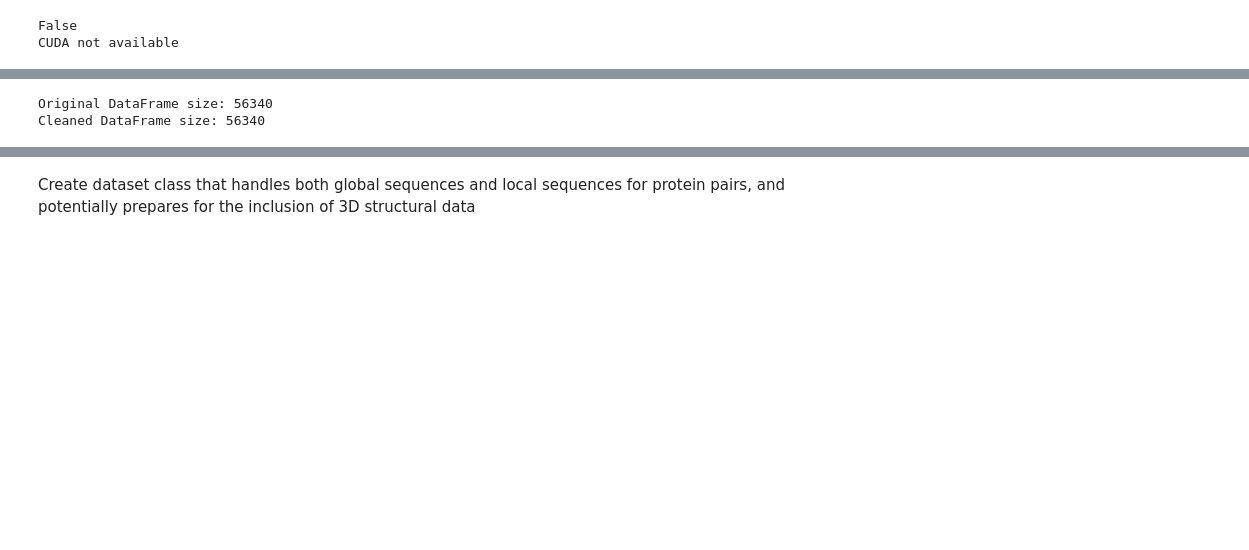
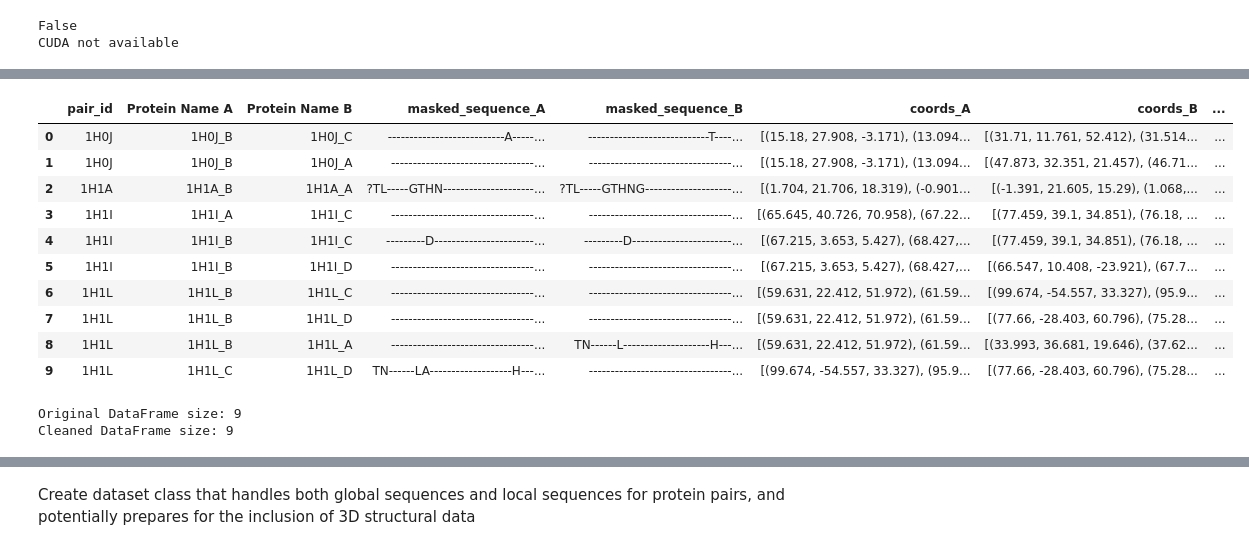
Before and after one commit to kattens/Protein-Interaction-with-LLMs, a Jupyter notebook: REAL_Second_part_model_after_the_protbert_finetune.ipynb, the cells around one changed output, grey strips where cells are left out. Drawn from its saved outputs; the diff is of its cells as text; code cells hidden in the pictures; blank space fills up the shorter version.

```diff
--- a/REAL_Second_part_model_after_the_protbert_finetune.ipynb
+++ b/REAL_Second_part_model_after_the_protbert_finetune.ipynb
@@ -37,6 +37,25 @@ MessageError: Error: credential propagation was unsuccessful
 #this is the path for the file
 csv_file = '/content/drive/MyDrive/pairs.csv'
 pairs_df = pd.read_csv(csv_file)
+# %%
+import pandas as pd
+
+# Read only the first 10 rows of the CSV file
+pairs_df = pd.read_csv(csv_file, nrows=10)
+# %%
+pairs_df
+# %% [output]
+|  | pair_id | Protein Name A | Protein Name B | masked_sequence_A | masked_sequence_B | coords_A | coords_B | ... |
+| 0 | 1H0J | 1H0J_B | 1H0J_C | ---------------------------A-----... | ----------------------------T----... | [(15.18, 27.908, -3.171), (13.094... | [(31.71, 11.761, 52.412), (31.514... | ... |
+| 1 | 1H0J | 1H0J_B | 1H0J_A | ---------------------------------... | ---------------------------------... | [(15.18, 27.908, -3.171), (13.094... | [(47.873, 32.351, 21.457), (46.71... | ... |
+| 2 | 1H1A | 1H1A_B | 1H1A_A | ?TL-----GTHN---------------------... | ?TL-----GTHNG--------------------... | [(1.704, 21.706, 18.319), (-0.901... | [(-1.391, 21.605, 15.29), (1.068,... | ... |
+| 3 | 1H1I | 1H1I_A | 1H1I_C | ---------------------------------... | ---------------------------------... | [(65.645, 40.726, 70.958), (67.22... | [(77.459, 39.1, 34.851), (76.18, ... | ... |
+| 4 | 1H1I | 1H1I_B | 1H1I_C | ---------D-----------------------... | ---------D-----------------------... | [(67.215, 3.653, 5.427), (68.427,... | [(77.459, 39.1, 34.851), (76.18, ... | ... |
+| 5 | 1H1I | 1H1I_B | 1H1I_D | ---------------------------------... | ---------------------------------... | [(67.215, 3.653, 5.427), (68.427,... | [(66.547, 10.408, -23.921), (67.7... | ... |
+| 6 | 1H1L | 1H1L_B | 1H1L_C | ---------------------------------... | ---------------------------------... | [(59.631, 22.412, 51.972), (61.59... | [(99.674, -54.557, 33.327), (95.9... | ... |
+| 7 | 1H1L | 1H1L_B | 1H1L_D | ---------------------------------... | ---------------------------------... | [(59.631, 22.412, 51.972), (61.59... | [(77.66, -28.403, 60.796), (75.28... | ... |
+| 8 | 1H1L | 1H1L_B | 1H1L_A | ---------------------------------... | TN------L--------------------H---... | [(59.631, 22.412, 51.972), (61.59... | [(33.993, 36.681, 19.646), (37.62... | ... |
+| 9 | 1H1L | 1H1L_C | 1H1L_D | TN------LA-------------------H---... | ---------------------------------... | [(99.674, -54.557, 33.327), (95.9... | [(77.66, -28.403, 60.796), (75.28... | ... |
 # %%
 #theres some values that have ? so we should remove those rows in 'masked_sequence_A', 'masked_sequence_B'
 # Remove rows where 'masked_sequence_A' or 'masked_sequence_B' contains '?' anywhere in the sequence
@@ -49,8 +68,8 @@ pairs_df = cleaned_df
 print(f"Original DataFrame size: {len(pairs_df)}")
 print(f"Cleaned DataFrame size: {len(cleaned_df)}")
 # %% [output]
-Original DataFrame size: 56340
-Cleaned DataFrame size: 56340
+Original DataFrame size: 9
+Cleaned DataFrame size: 9
 # %%
 # Truncate each specified column to a maximum length of 500 characters
 columns = ['masked_sequence_A', 'masked_sequence_B', 'Sequence_A', 'Sequence_B']
```
Also changed, not shown: parts of 15 cells of this notebook.
